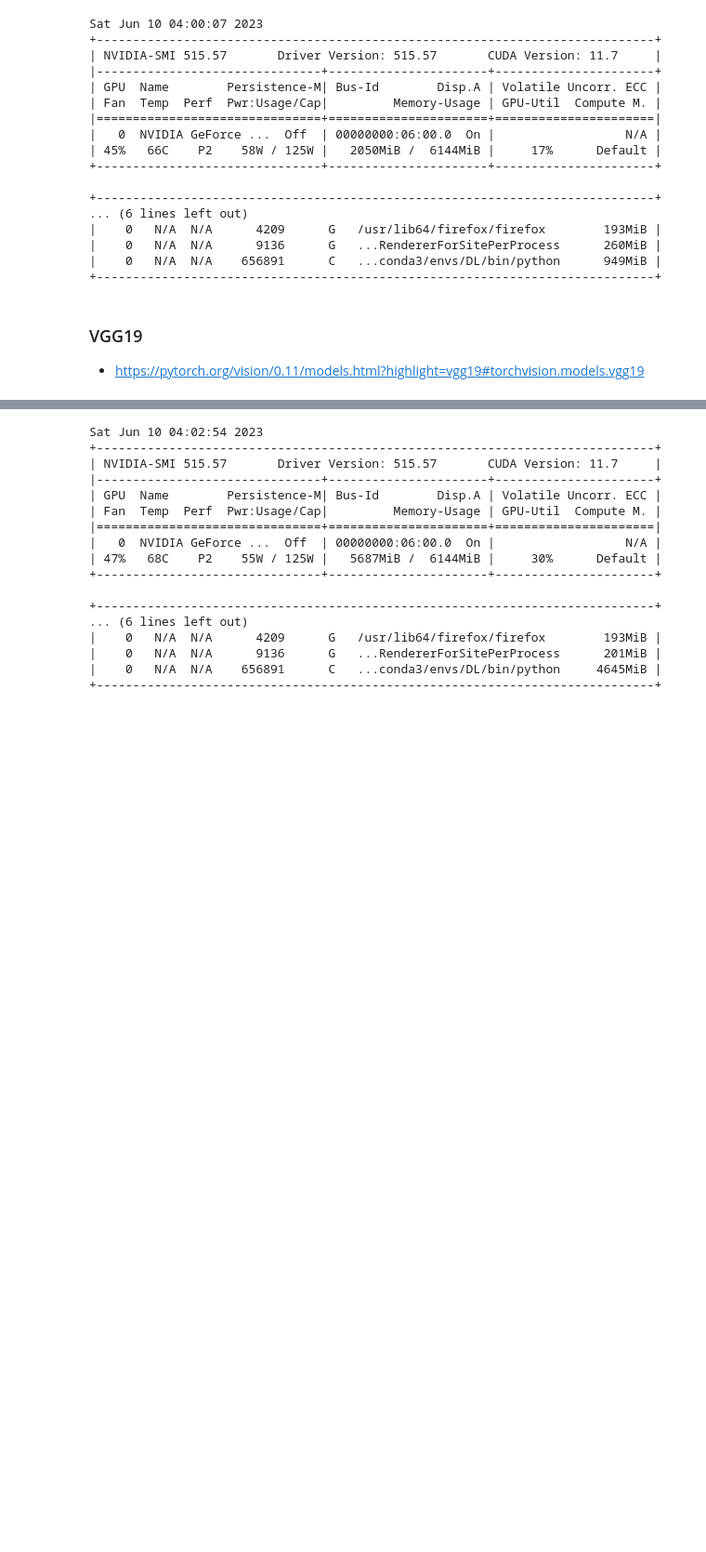
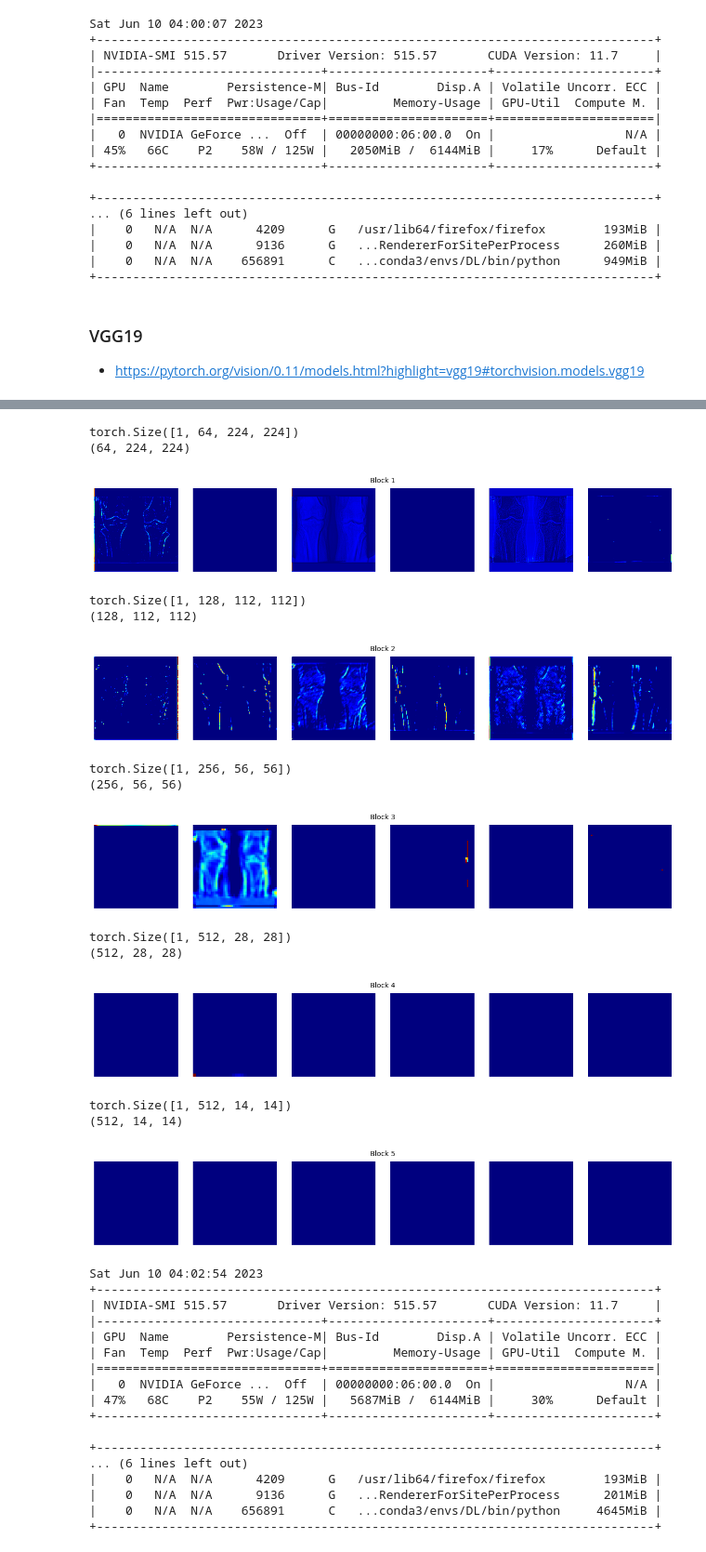
Before and after one commit to cvyancheng/DL_FinalProject, a Jupyter notebook: main.ipynb, the cells around one changed output, grey strips where cells are left out. Shown at 93% size. Drawn from its saved outputs; the diff is of its cells as text; code cells hidden in the pictures; blank space fills up the shorter version.

Commit message:
Show feature map of each block in vgg19.

```diff
--- a/main.ipynb
+++ b/main.ipynb
@@ -112,0 +117,8 @@ Sun Jun 11 22:19:04 2023
+# %%
+# input,output = next(iter(train_loader))
+# input, output = train_loader.dataset[0]
+for input, output in train_loader: break
+print(input.shape)
+print(output)
+input = input.to(device)
+output = output.to(device)
@@ -375,3 +365,44 @@ torch.Size([1, 64, 224, 224])
+# %%
+# Show the feature map
+layer1 = vgg19_trainer.model.features[0:4]
+
+map_num = 6
+
+fig = show_feature_map(vgg19_trainer.model.features[0:4],input,output,map_num)
+fig.suptitle('Block 1', fontsize=10)
+plt.show()
+
+fig = show_feature_map(vgg19_trainer.model.features[0:9],input,output,map_num)
+fig.suptitle('Block 2', fontsize=10)
+plt.show()
+
+fig = show_feature_map(vgg19_trainer.model.features[0:18],input,output,map_num)
+fig.suptitle('Block 3', fontsize=10)
+plt.show()
+
+fig = show_feature_map(vgg19_trainer.model.features[0:27],input,output,map_num)
+fig.suptitle('Block 4', fontsize=10)
+plt.show()
+
+fig = show_feature_map(vgg19_trainer.model.features[0:36],input,output,map_num)
+fig.suptitle('Block 5', fontsize=10)
+plt.show()
+# %% [output]
+torch.Size([1, 64, 224, 224])
+(64, 224, 224)
+[figure, added]
+torch.Size([1, 128, 112, 112])
+(128, 112, 112)
+[figure, added]
+torch.Size([1, 256, 56, 56])
+(256, 56, 56)
+[figure, added]
+torch.Size([1, 512, 28, 28])
+(512, 28, 28)
+[figure, added]
+torch.Size([1, 512, 14, 14])
+(512, 14, 14)
+[figure, added]
 # %%
 !nvidia-smi
 # %% [output]
```
Also changed, not shown: parts of 10 cells of this notebook.
